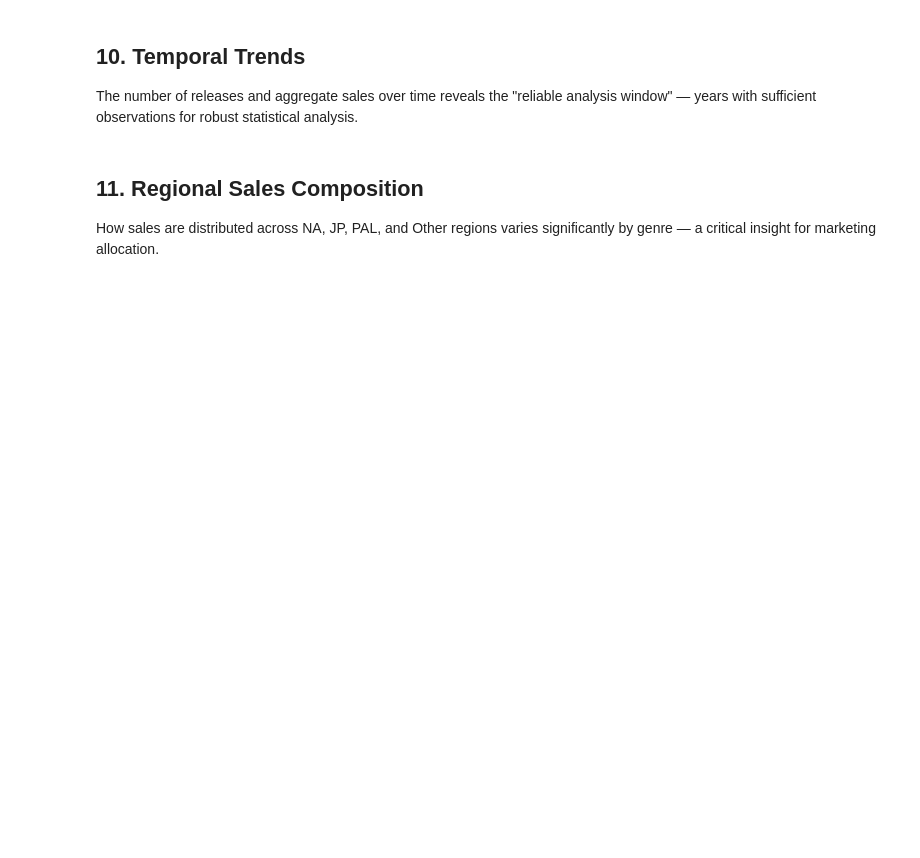
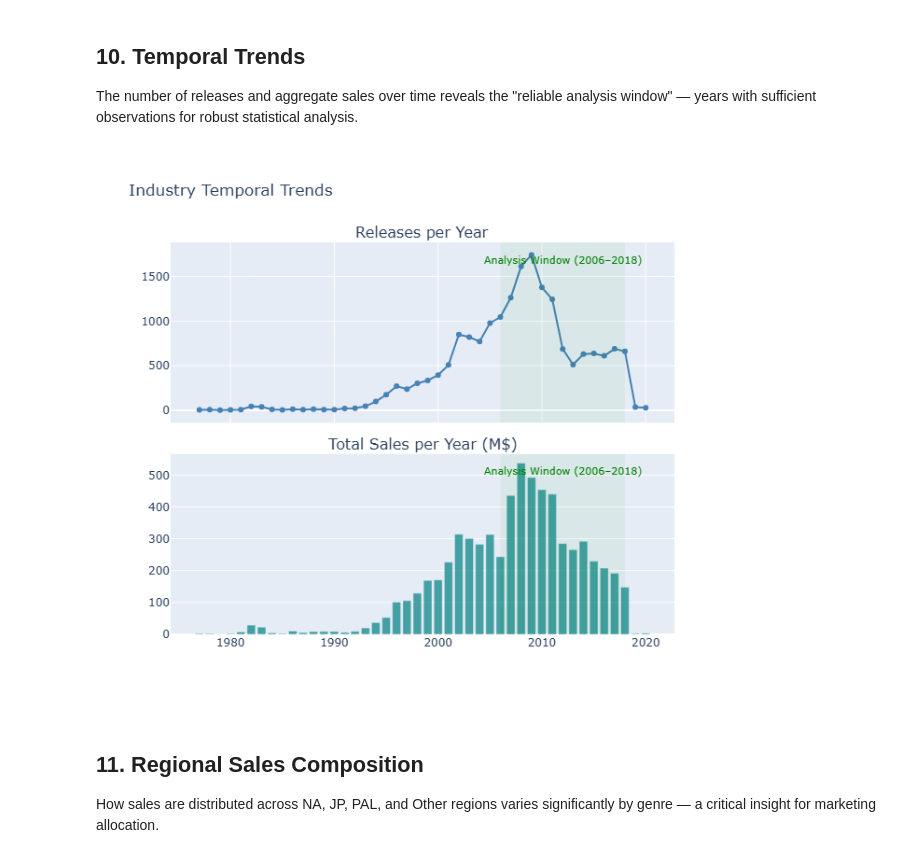
Before and after one commit to MayankAgrawal099/Game_Launch_Intelligence, a Jupyter notebook: Python_Analysis/notebooks/01_cleaning_and_eda.ipynb, the cells around one changed output. Saved outputs shown, nothing was run; the diff lists cells and outputs as text; code cells hidden in the pictures; blank space fills up the shorter version.

```diff
--- a/Python_Analysis/notebooks/01_cleaning_and_eda.ipynb
+++ b/Python_Analysis/notebooks/01_cleaning_and_eda.ipynb
@@ -393,34 +403,36 @@ yearly = (
 fig = make_subplots(
     rows=2, cols=1,
     subplot_titles=['Releases per Year', 'Total Sales per Year (M$)'],
     shared_xaxes=True, vertical_spacing=0.08
 )
 
 fig.add_trace(
     go.Scatter(x=yearly['release_year'], y=yearly['releases'],
                mode='lines+markers', line=dict(color='steelblue', width=2),
                name='Releases'),
     row=1, col=1
 )
 fig.add_trace(
     go.Bar(x=yearly['release_year'], y=yearly['total_sales'],
            marker_color='teal', opacity=0.7, name='Sales'),
     row=2, col=1
 )
 
 # Highlight the analysis window (2006-2018)
 for row in [1, 2]:
     fig.add_vrect(x0=2006, x1=2018, fillcolor='green', opacity=0.05,
                   line_width=0, row=row, col=1)
     fig.add_annotation(
         x=2012, y=0.95, xref='x', yref='y domain',
         text='Analysis Window (2006–2018)', showarrow=False,
         font=dict(size=11, color='green'), row=row, col=1
     )
 
 fig.update_layout(height=600, showlegend=False, title_text='Industry Temporal Trends')
-fig.write_html(f'{FIGURES_DIR}/temporal_trends.html')
+fig.write_image(f'{FIGURES_DIR}/`temporal_trends.png', scale=2)
 fig.show()
+# %% [output]
+[figure, added]
 # %% [markdown]
 ## 11. Regional Sales Composition
 
```
Also changed, not shown: parts of 10 cells of this notebook, 54 other files.
